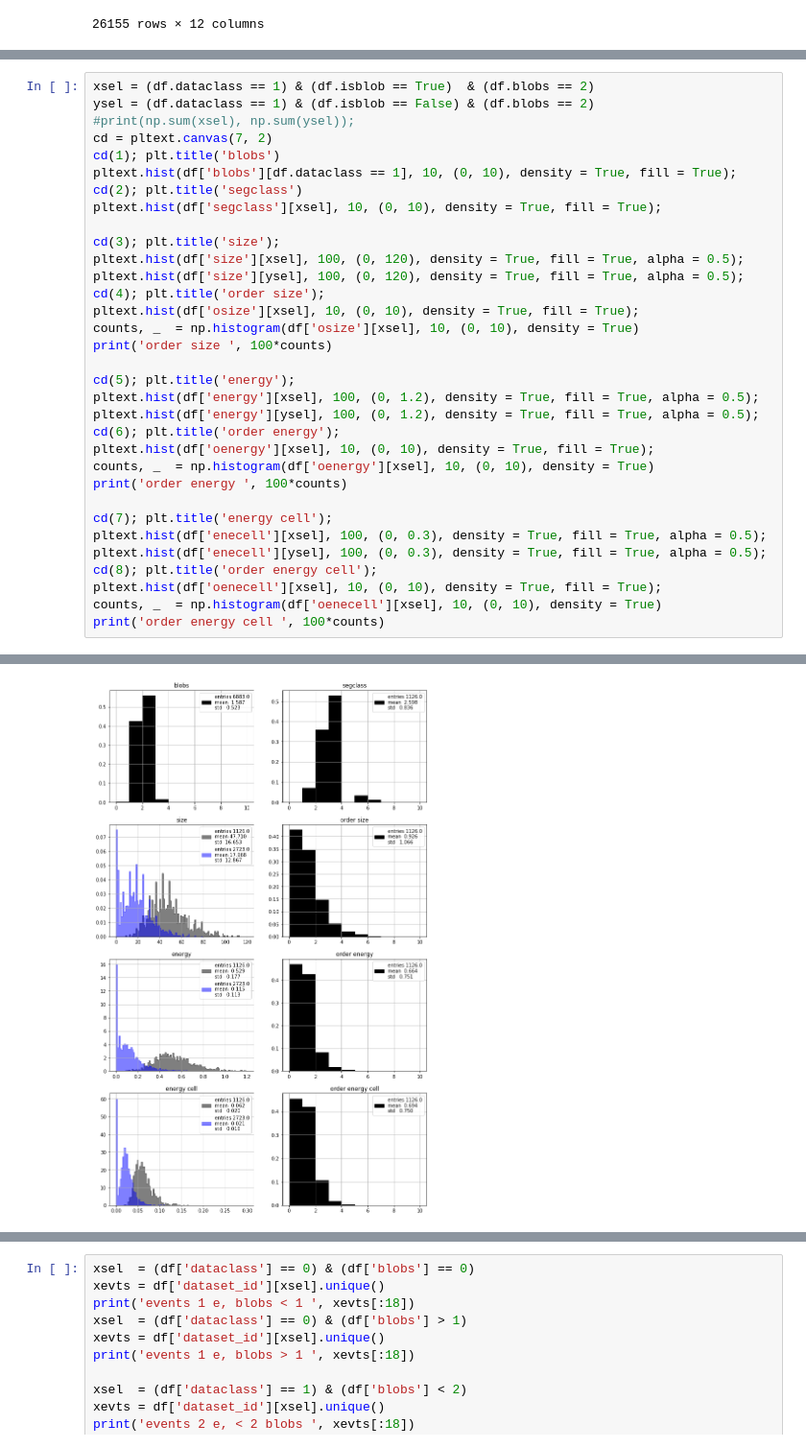
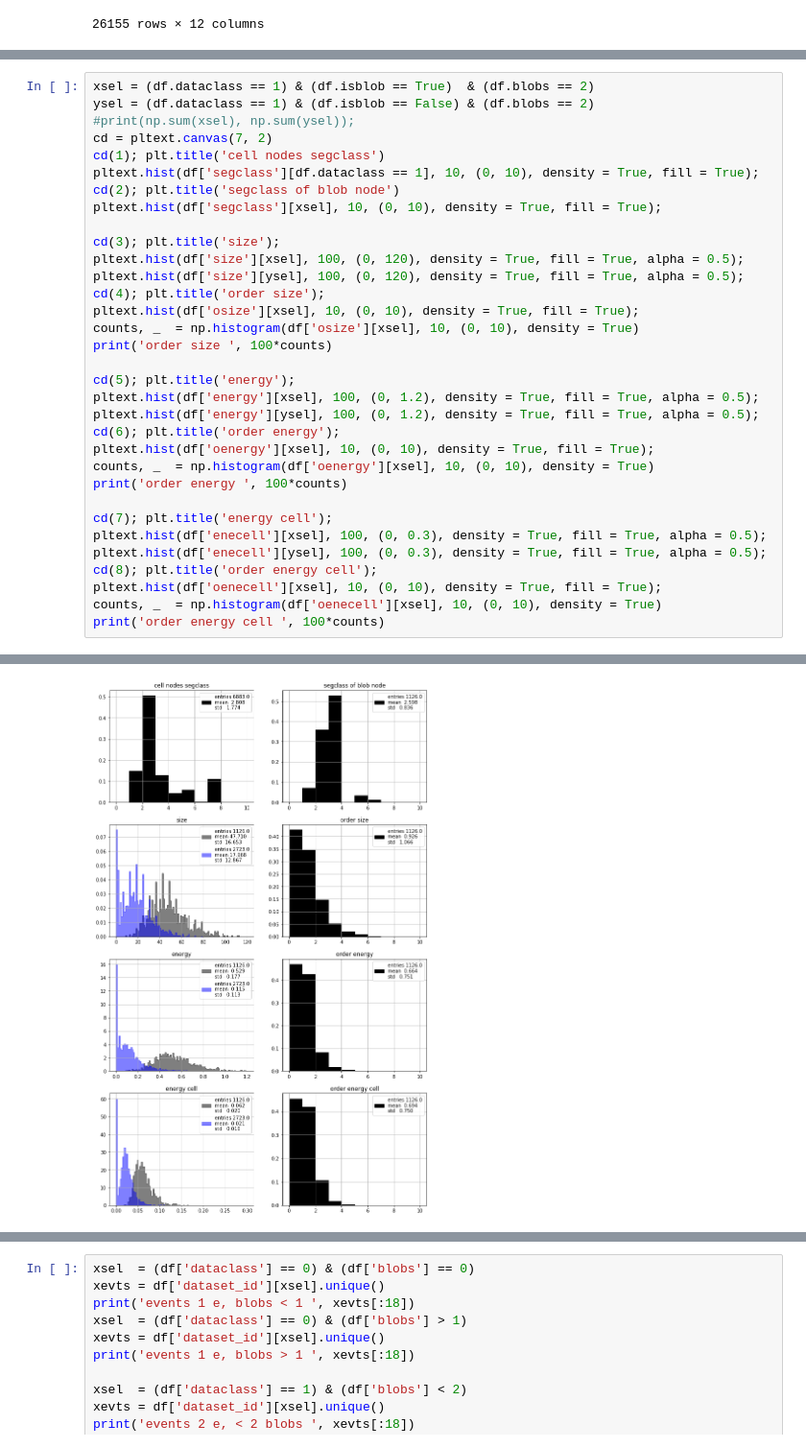
Before and after one commit to jahernando/next, a Jupyter notebook: NB/bclouds/bclouds_ananodes_ref.ipynb, the cells around one changed output, grey strips where cells are left out. Shown at 96% size. Cells and saved outputs as stored; diff of their text form.

```diff
--- a/NB/bclouds/bclouds_ananodes_ref.ipynb
+++ b/NB/bclouds/bclouds_ananodes_ref.ipynb
@@ -240,42 +250,42 @@ xsel = (df.dataclass == 1) & (df.isblob == True)  & (df.blobs == 2)
 ysel = (df.dataclass == 1) & (df.isblob == False) & (df.blobs == 2)
 #print(np.sum(xsel), np.sum(ysel));
 cd = pltext.canvas(7, 2)
-cd(1); plt.title('blobs')
-pltext.hist(df['blobs'][df.dataclass == 1], 10, (0, 10), density = True, fill = True);
-cd(2); plt.title('segclass')
+cd(1); plt.title('cell nodes segclass')
+pltext.hist(df['segclass'][df.dataclass == 1], 10, (0, 10), density = True, fill = True);
+cd(2); plt.title('segclass of blob node')
 pltext.hist(df['segclass'][xsel], 10, (0, 10), density = True, fill = True);
 
 cd(3); plt.title('size');
 pltext.hist(df['size'][xsel], 100, (0, 120), density = True, fill = True, alpha = 0.5);
 pltext.hist(df['size'][ysel], 100, (0, 120), density = True, fill = True, alpha = 0.5);
 cd(4); plt.title('order size');
 pltext.hist(df['osize'][xsel], 10, (0, 10), density = True, fill = True);
 counts, _  = np.histogram(df['osize'][xsel], 10, (0, 10), density = True)
 print('order size ', 100*counts)
 
 cd(5); plt.title('energy');
 pltext.hist(df['energy'][xsel], 100, (0, 1.2), density = True, fill = True, alpha = 0.5);
 pltext.hist(df['energy'][ysel], 100, (0, 1.2), density = True, fill = True, alpha = 0.5);
 cd(6); plt.title('order energy');
 pltext.hist(df['oenergy'][xsel], 10, (0, 10), density = True, fill = True);
 counts, _  = np.histogram(df['oenergy'][xsel], 10, (0, 10), density = True)
 print('order energy ', 100*counts)
 
 cd(7); plt.title('energy cell');
 pltext.hist(df['enecell'][xsel], 100, (0, 0.3), density = True, fill = True, alpha = 0.5);
 pltext.hist(df['enecell'][ysel], 100, (0, 0.3), density = True, fill = True, alpha = 0.5);
 cd(8); plt.title('order energy cell');
 pltext.hist(df['oenecell'][xsel], 10, (0, 10), density = True, fill = True);
 counts, _  = np.histogram(df['oenecell'][xsel], 10, (0, 10), density = True)
 print('order energy cell ', 100*counts)
 # %% [output]
 order size  [42.62877442 34.54706927 14.65364121  5.15097691  1.95381883  0.88809947
   0.17761989  0.          0.          0.        ]
 order energy  [46.89165187 42.62877442  8.25932504  1.77619893  0.35523979  0.
   0.08880995  0.          0.          0.        ]
 order energy cell  [45.47069272 41.91829485 10.56838366  1.77619893  0.26642984  0.
   0.          0.          0.          0.        ]
-[figure, old version]
+[figure, new version]
 # %% [markdown]
 ## Conclusions
 
```
Also changed, not shown: parts of 5 cells of this notebook, 2 other files.
